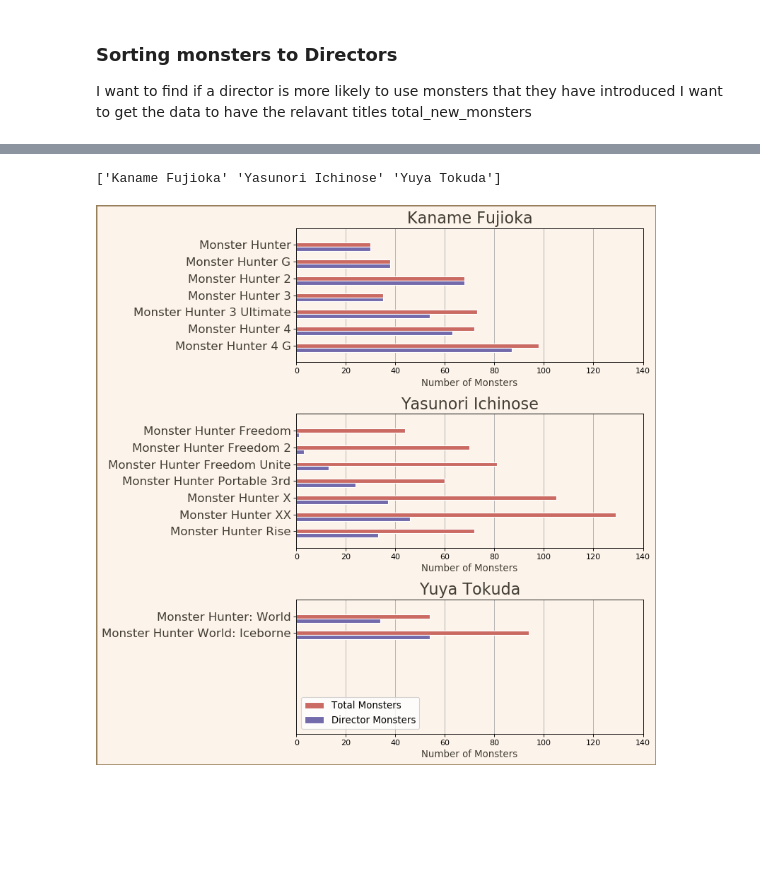
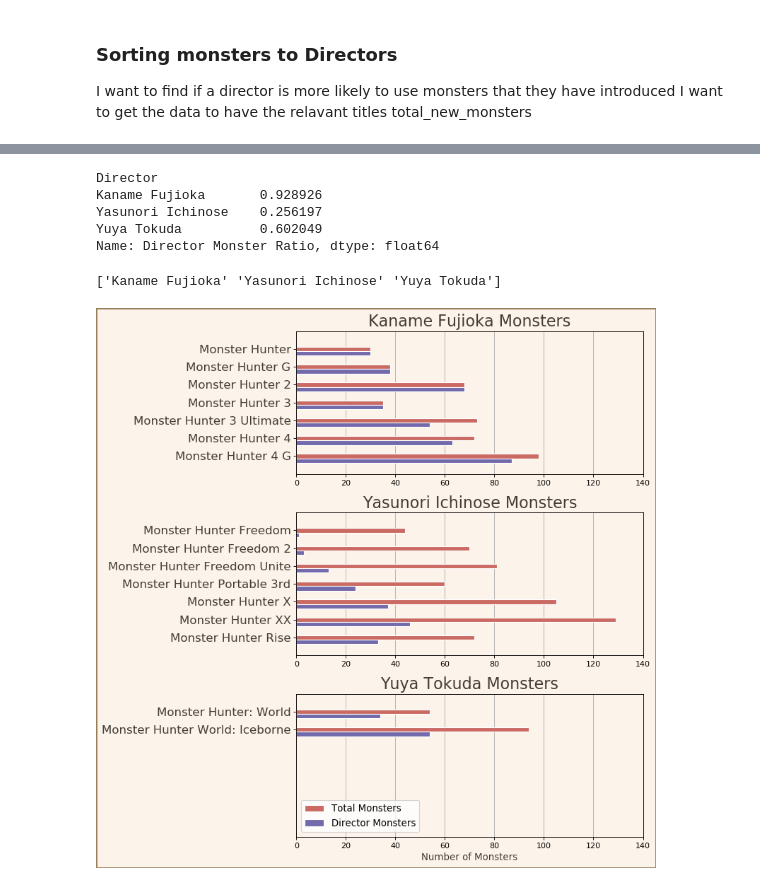
Before and after one commit to Piercson/Monster-Hunter-Data, a Jupyter notebook: MonsterHunter.ipynb, the cells around one changed output, grey strips where cells are left out. Cells and saved outputs as stored; diff of their text form; code cells hidden in the pictures; blank space fills up the shorter version.

```diff
--- a/MonsterHunter.ipynb
+++ b/MonsterHunter.ipynb
@@ -259,10 +210,20 @@ concat_director
+# %%
+director_title_data,director_data = analysis.get_director_df(mh_data)
+
+display(director_title_data.groupby(by='Director')['Director Monster Ratio'].mean())
+# %% [output]
+Director
+Kaname Fujioka       0.928926
+Yasunori Ichinose    0.256197
+Yuya Tokuda          0.602049
+Name: Director Monster Ratio, dtype: float64
 # %%
 
-labels = concat_director['Director'].unique()
+labels = director_title_data['Director'].unique()
 print(labels)
-fujioka_data = concat_director[concat_director['Director'] == 'Kaname Fujioka']
-ichinose_data = concat_director[concat_director['Director'] == 'Yasunori Ichinose']
-tokuda_data = concat_director[concat_director['Director'] == 'Yuya Tokuda']
+fujioka_data = director_title_data[director_title_data['Director'] == 'Kaname Fujioka']
+ichinose_data = director_title_data[director_title_data['Director'] == 'Yasunori Ichinose']
+tokuda_data = director_title_data[director_title_data['Director'] == 'Yuya Tokuda']
 
 fujioka_titles = fujioka_data['Title'].to_list()
 ichinose_titles = ichinose_data['Title'].to_list()
@@ -288,12 +249,12 @@ rects1 = np.arange(len(fujioka_titles))
 rects2 = [x + width for x in rects1]
 ax0.barh(rects1, fujioka_tm, height=width, edgecolor='white', label='Total Monsters', color='#cb6a63', zorder=2)
 ax0.barh(rects2, fujioka_dm, height=width, edgecolor='white', label='Director Monsters', color='#736aab', zorder=2)
-ax0.set_xlabel("Number of Monsters", fontsize='12', color='#423e35')
+# ax0.set_xlabel("Number of Monsters", fontsize='12', color='#423e35')
 ax0.set_yticks(rects1)
 ax0.set_yticklabels(fujioka_titles, fontsize='15', color='#423e35')
 # ax0.legend(fontsize='12')
 ax0.invert_yaxis()
-ax0.set_title('Kaname Fujioka', color='#423e35', fontsize='20')
+ax0.set_title('Kaname Fujioka Monsters', color='#423e35', fontsize='20')
 ax0.set_facecolor('#fcf3ea')
 ax0.grid(axis='x', zorder=0)
 
@@ -301,37 +262,37 @@ rects1 = np.arange(len(ichinose_titles))
 rects2 = [x + width for x in rects1]
 ax1.barh(rects1, ichinose_tm, height=width, edgecolor='white', label='Total Monsters', color='#cb6a63', zorder=2)
 ax1.barh(rects2, ichinose_dm, height=width, edgecolor='white', label='Director Monsters', color='#736aab', zorder=2)
-ax1.set_xlabel("Number of Monsters", fontsize='12', color='#423e35')
+# ax1.set_xlabel("Number of Monsters", fontsize='12', color='#423e35')
 ax1.set_yticks(rects1)
 ax1.set_yticklabels(ichinose_titles, fontsize='15', color='#423e35')
 # ax1.legend(fontsize='12')
 ax1.invert_yaxis()
-ax1.set_title('Yasunori Ichinose', color='#423e35', fontsize='20')
+ax1.set_title('Yasunori Ichinose Monsters', color='#423e35', fontsize='20')
 ax1.set_facecolor('#fcf3ea')
 ax1.grid(axis='x', zorder=0)
 
 rects1 = np.arange(len(tokuda_titles))
 rects2 = [x + width for x in rects1]
 ax2.barh(rects1, tokuda_tm, height=width, edgecolor='white', label='Total Monsters', color='#cb6a63', zorder=2)
 ax2.barh(rects2, tokuda_dm, height=width, edgecolor='white', label='Director Monsters', color='#736aab', zorder=2)
 ax2.set_xlabel("Number of Monsters", fontsize='12', color='#423e35')
 ax2.set_yticks(rects1)
 ax2.set_yticklabels(tokuda_titles, fontsize='15', color='#423e35')
 ax2.legend(fontsize='12',loc=3)
 ax2.invert_yaxis()
-ax2.set_title('Yuya Tokuda', color='#423e35', fontsize='20')
+ax2.set_title('Yuya Tokuda Monsters', color='#423e35', fontsize='20')
 ax2.set_facecolor('#fcf3ea')
 ax2.grid(axis='x', zorder=0)
 
 fig.set_facecolor('#fcf3ea')
 fig.set_edgecolor(color='#98805c')
 fig.patch.set_linewidth('1')
 fig.tight_layout()
 
 fig.savefig('Figures/directors_monsters.png',
             facecolor=fig.get_facecolor(),
             edgecolor=fig.get_edgecolor(),
             bbox_inches="tight")
 # %% [output]
 ['Kaname Fujioka' 'Yasunori Ichinose' 'Yuya Tokuda']
-[figure, old version]
+[figure, new version]
```
Also changed, not shown: parts of 5 cells of this notebook, 4 other files.
